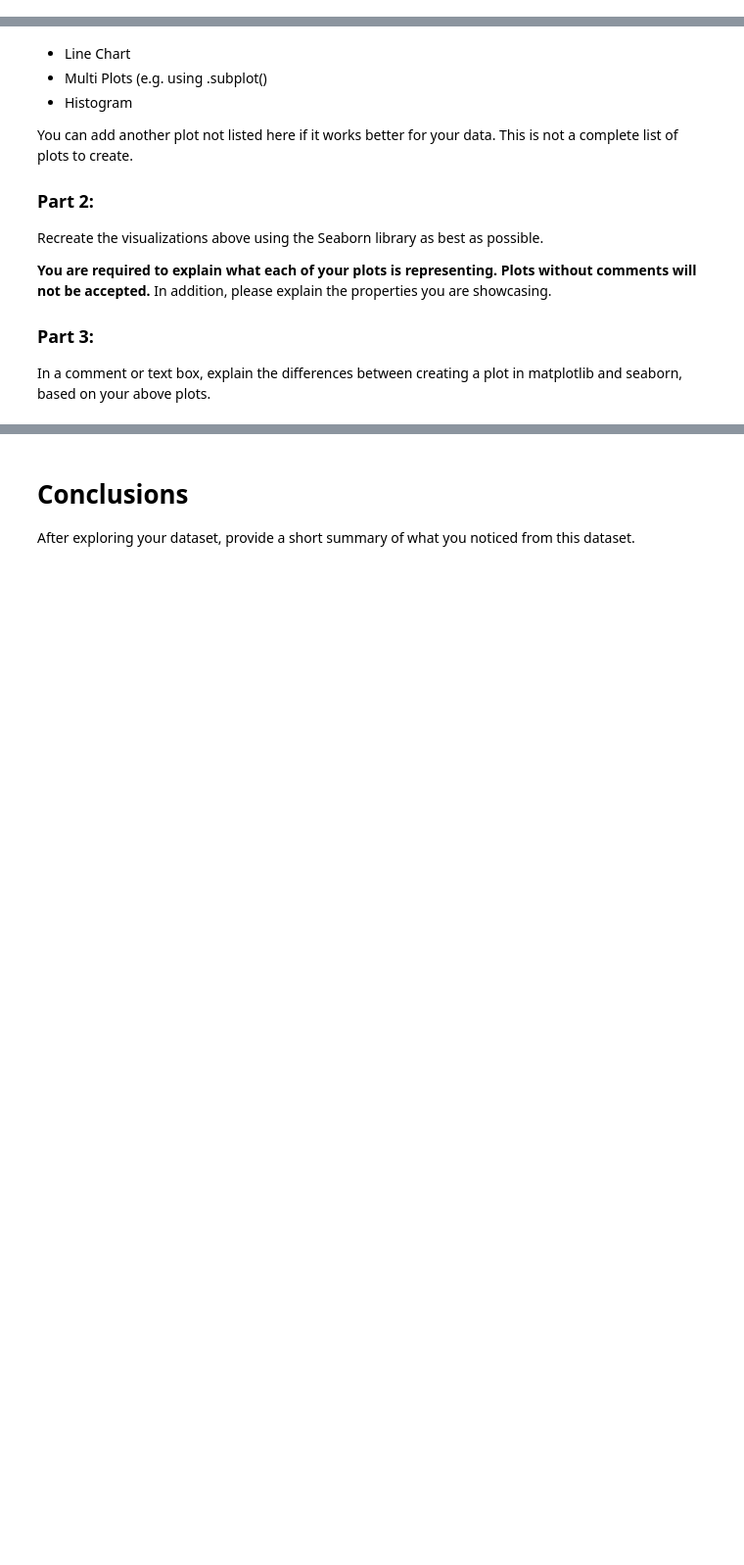
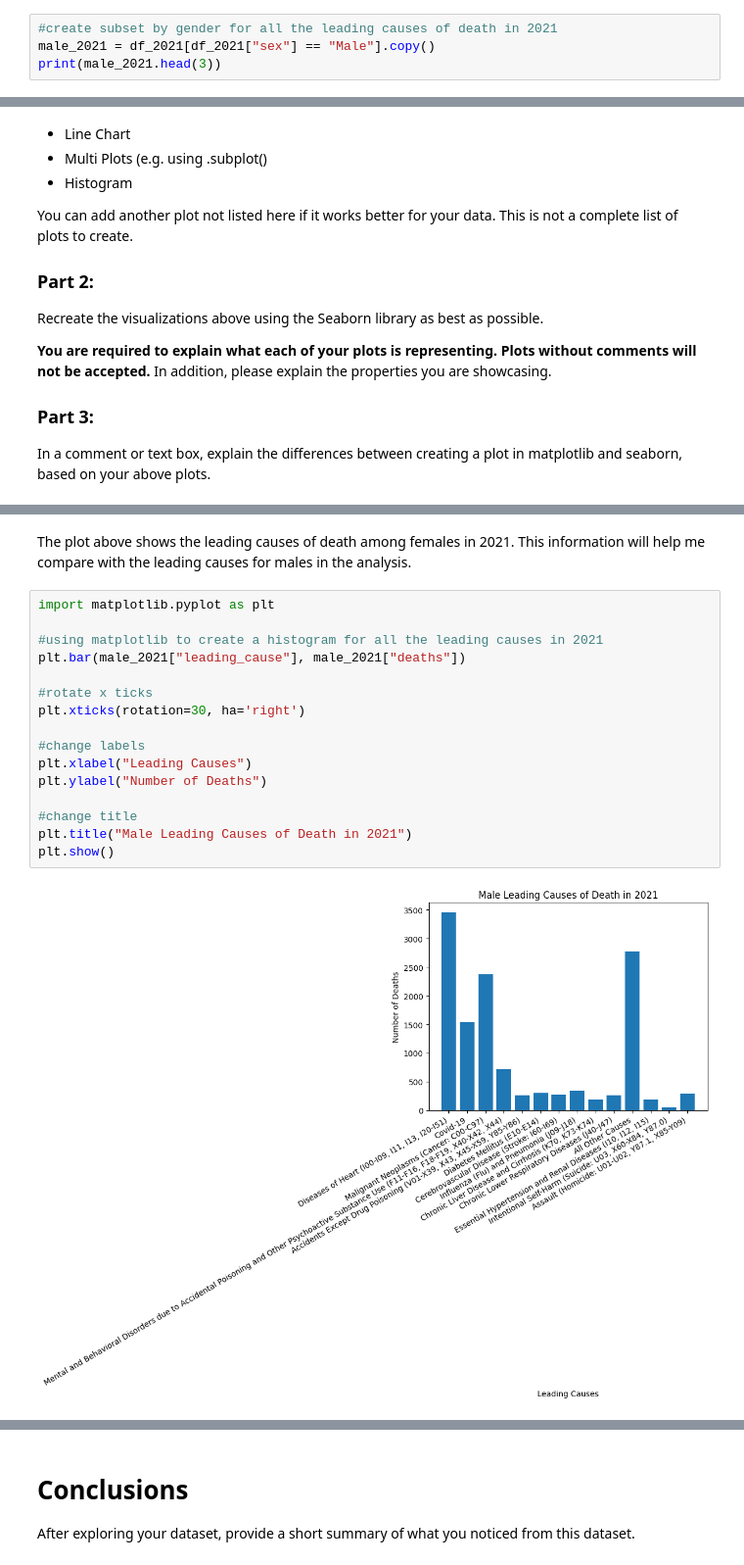
Before and after one commit to yli1048/yli1048, a Jupyter notebook: 08_assignment.ipynb, the cells around one changed output, grey strips where cells are left out. Shown: that part at 98% size. Drawn from its saved outputs; the diff is of its cells as text; blank space fills up the shorter version.

```diff
--- a/08_assignment.ipynb
+++ b/08_assignment.ipynb
@@ -102,0 +170,4 @@ Perform data wrangling.  You are free to use your best judgment here.  If you ar
+# %%
+#create subset by gender for all the leading causes of death in 2021
+male_2021 = df_2021[df_2021["sex"] == "Male"].copy()
+print(male_2021.head(3))
@@ -144,0 +340,20 @@ In a comment or text box, explain the differences between creating a plot in mat
+# %% [markdown]
+The plot above shows the leading causes of death among females in 2021. This information will help me compare with the leading causes for males in the analysis.
+# %%
+import matplotlib.pyplot as plt
+
+#using matplotlib to create a histogram for all the leading causes in 2021
+plt.bar(male_2021["leading_cause"], male_2021["deaths"])
+
+#rotate x ticks
+plt.xticks(rotation=30, ha='right')
+
+#change labels
+plt.xlabel("Leading Causes")
+plt.ylabel("Number of Deaths")
+
+#change title
+plt.title("Male Leading Causes of Death in 2021")
+plt.show()
+# %% [output]
+[figure, added]
```
Also changed, not shown: parts of 25 cells of this notebook.
